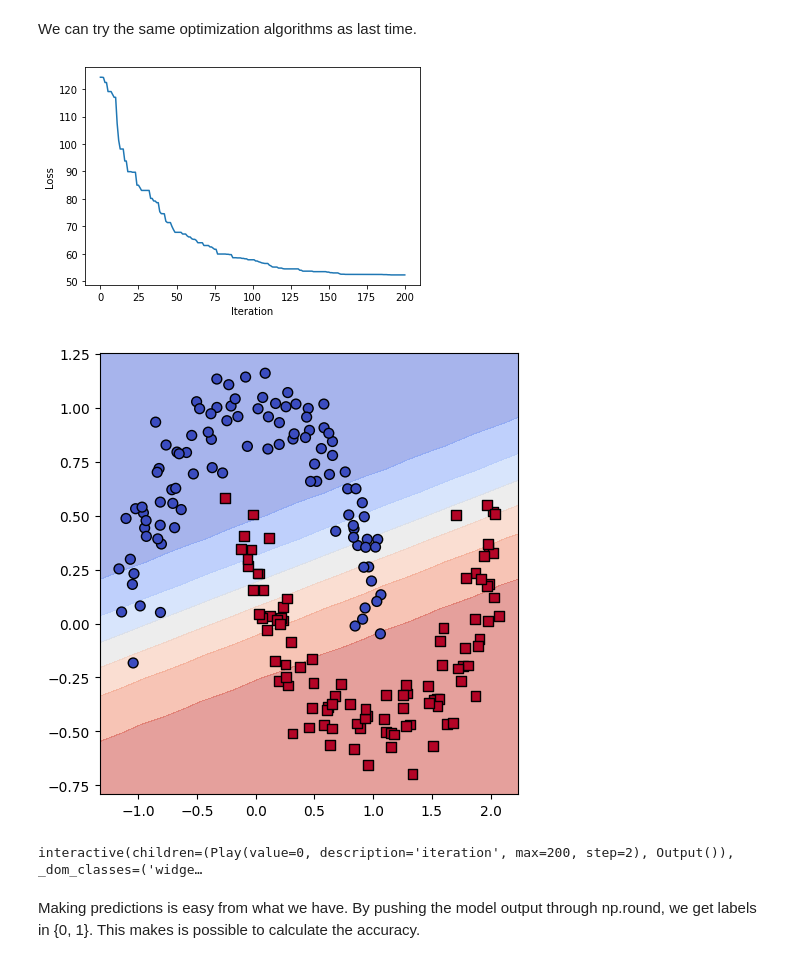
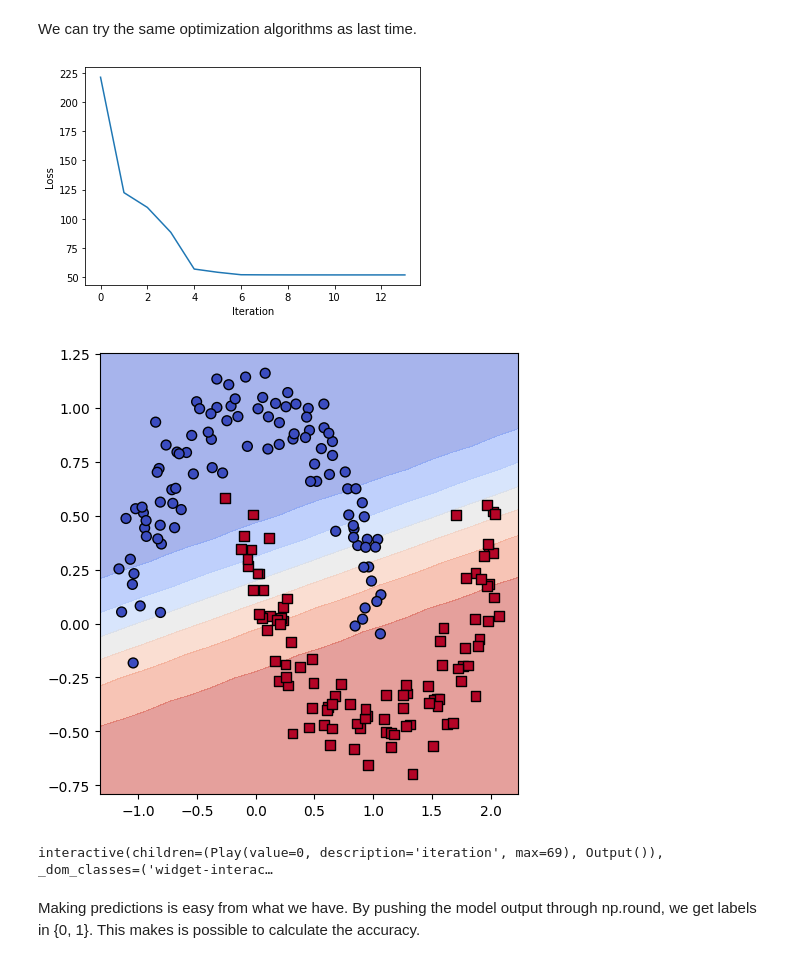
Before and after one commit to fredrikwahlberg/5LN708, a Jupyter notebook: Mini-lab 03 - Logistic regression.ipynb, the cells around one changed output. Saved outputs shown, nothing was run; the diff lists cells and outputs as text; code cells hidden in the pictures.

```diff
--- a/Mini-lab 03 - Logistic regression.ipynb
+++ b/Mini-lab 03 - Logistic regression.ipynb
@@ -189,34 +189,39 @@ def scipy_minimize(function_to_minimize, initial_theta):
                  callback=store_theta_during_optimization)
   return theta, function_values, np.concatenate([np.vstack(h).T for h in history])
 # %%
-theta = np.random.normal(size=3)
-
 # theta, loss, history = coordinate_descent(function_to_minimize=lambda theta: logistic_loss(y, model(X, theta)),
 #                                           initial_theta=np.random.normal(size=3),
 #                                           n_iterations=200, step=.25)
 
 # theta, loss, history = finite_difference_gradient_descent(function_to_minimize=lambda theta: logistic_loss(y, model(X, theta)),
 #                                                           initial_theta=np.random.normal(size=3),
 #                                                           n_iterations=60, gamma=.01)
 
-theta, loss, history = random_changes(function_to_minimize=lambda theta: logistic_loss(y, model(X, theta)),
-                                      initial_theta=np.random.normal(size=3),
-                                      n_iterations=200, noise_sd=.1)
+# theta, loss, history = random_changes(function_to_minimize=lambda theta: logistic_loss(y, model(X, theta)),
+#                                       initial_theta=np.random.normal(size=3),
+#                                       n_iterations=200, noise_sd=.1)
 
-# theta, loss, history = scipy_minimize(function_to_minimize=lambda theta: logistic_loss(y, model(X, theta)),
-#                                       initial_theta=np.random.normal(size=3))
+
+# DON'T WRITE CODE LIKE THIS !!1!
+# def f(theta):
+#   y_hat = model(X, theta)
+#   value = logistic_loss(y, y_hat)
+#   return value
+
+theta, loss, history = scipy_minimize(function_to_minimize=lambda theta: logistic_loss(y, model(X, theta)),
+                                      initial_theta=np.random.normal(size=3))
 
 plt.figure()
 plt.plot(loss)
 plt.ylabel("Loss")
 plt.xlabel("Iteration")
 plt.show()
 # %% [output]
-[figure, old version]
+[figure, new version]
 # %%
 plot_classification(X, y, lambda x: model(x, theta))
 # %% [output]
-[figure, old version]
+[figure, new version]
 # %%
 import ipywidgets
 
@@ -228,7 +233,7 @@ output = interact_plot.widget.children[-1] # This should prevent flickering
 output.layout.height = '500px'
 # Note that the play button doesn't always show up in colab. The clickable area is still there though (leftmost gray area).
 # %% [output]
-interactive(children=(Play(value=0, description='iteration', max=200, step=2), Output()), _dom_classes=('widge…
+interactive(children=(Play(value=0, description='iteration', max=69), Output()), _dom_classes=('widget-interac…
 # %% [markdown]
 Making predictions is easy from what we have. By pushing the model output through np.round, we get labels in {0, 1}. This makes is possible to calculate the accuracy.
 # %%
```
